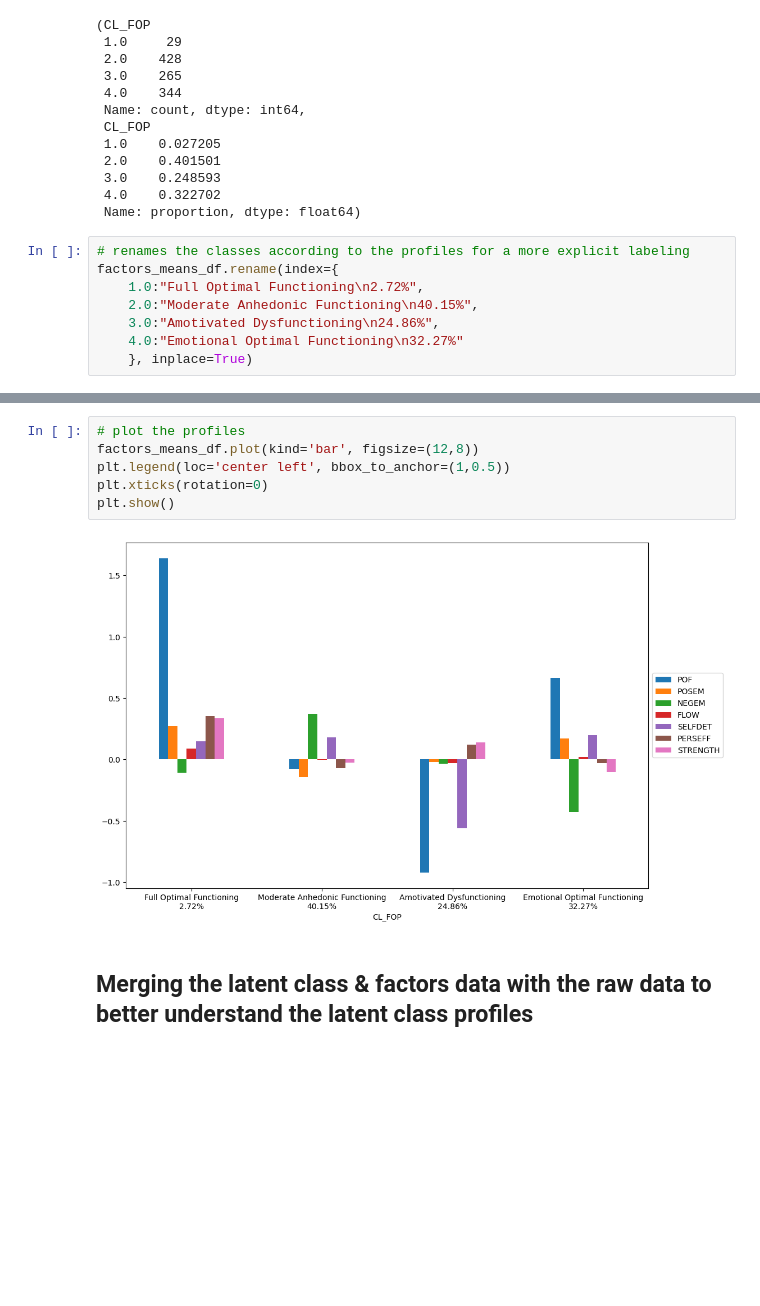
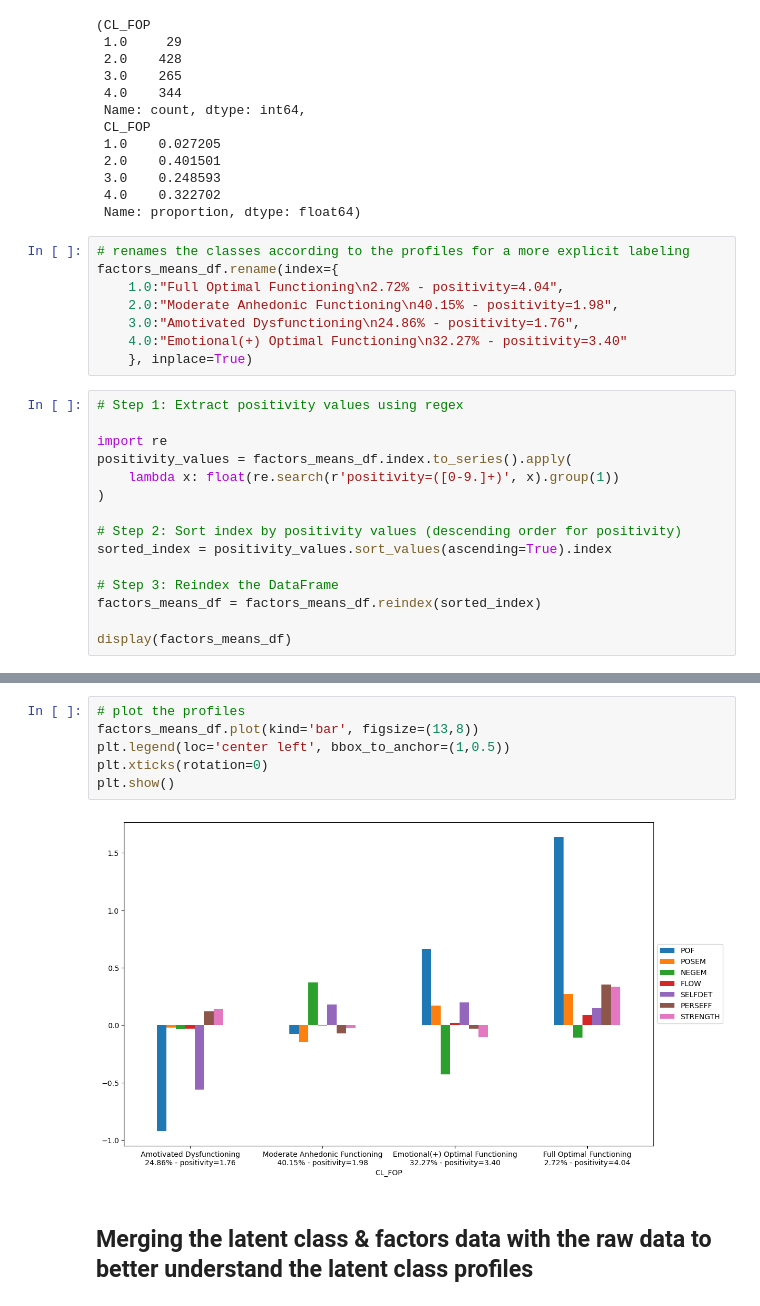
Before and after one commit to jaotombo/Optimal_Functioning, a Jupyter notebook: N_1066/Python/FOP_4cl/code/Comparing_Classes_FOP_N=1066_Factor_Scores_EN2.ipynb, the cells around one changed output, grey strips where cells are left out. Cells and saved outputs as stored; diff of their text form; blank space fills up the shorter version.

Commit message:
MAJ Optimal Functioning
Mis à jour les codes pour les profils et la positivité

```diff
--- a/N_1066/Python/FOP_4cl/code/Comparing_Classes_FOP_N=1066_Factor_Scores_EN2.ipynb
+++ b/N_1066/Python/FOP_4cl/code/Comparing_Classes_FOP_N=1066_Factor_Scores_EN2.ipynb
@@ -90,8 +90,23 @@ factors_df['CL_FOP'].value_counts().sort_index(), factors_df['CL_FOP'].value_cou
 # %%
 # renames the classes according to the profiles for a more explicit labeling
 factors_means_df.rename(index={
-    1.0:"Full Optimal Functioning\n2.72%",
-    2.0:"Moderate Anhedonic Functioning\n40.15%",
-    3.0:"Amotivated Dysfunctioning\n24.86%",
-    4.0:"Emotional Optimal Functioning\n32.27%"
+    1.0:"Full Optimal Functioning\n2.72% - positivity=4.04",
+    2.0:"Moderate Anhedonic Functioning\n40.15% - positivity=1.98",
+    3.0:"Amotivated Dysfunctioning\n24.86% - positivity=1.76",
+    4.0:"Emotional(+) Optimal Functioning\n32.27% - positivity=3.40"
     }, inplace=True)
+# %%
+# Step 1: Extract positivity values using regex
+
+import re
+positivity_values = factors_means_df.index.to_series().apply(
+    lambda x: float(re.search(r'positivity=([0-9.]+)', x).group(1))
+)
+
+# Step 2: Sort index by positivity values (descending order for positivity)
+sorted_index = positivity_values.sort_values(ascending=True).index
+
+# Step 3: Reindex the DataFrame
+factors_means_df = factors_means_df.reindex(sorted_index)
+
+display(factors_means_df)
@@ -98,11 +120,11 @@ factors_means_df.rename(index={
 # %%
 # plot the profiles
-factors_means_df.plot(kind='bar', figsize=(12,8))
+factors_means_df.plot(kind='bar', figsize=(13,8))
 plt.legend(loc='center left', bbox_to_anchor=(1,0.5))
 plt.xticks(rotation=0)
 plt.show()
 # %% [output]
-[figure, old version]
+[figure, new version]
 # %% [markdown]
 ## Merging the latent class & factors data with the raw data to better understand the latent class profiles
 # %% [markdown]
```
Also changed, not shown: parts of 8 cells of this notebook, 34 other files.
